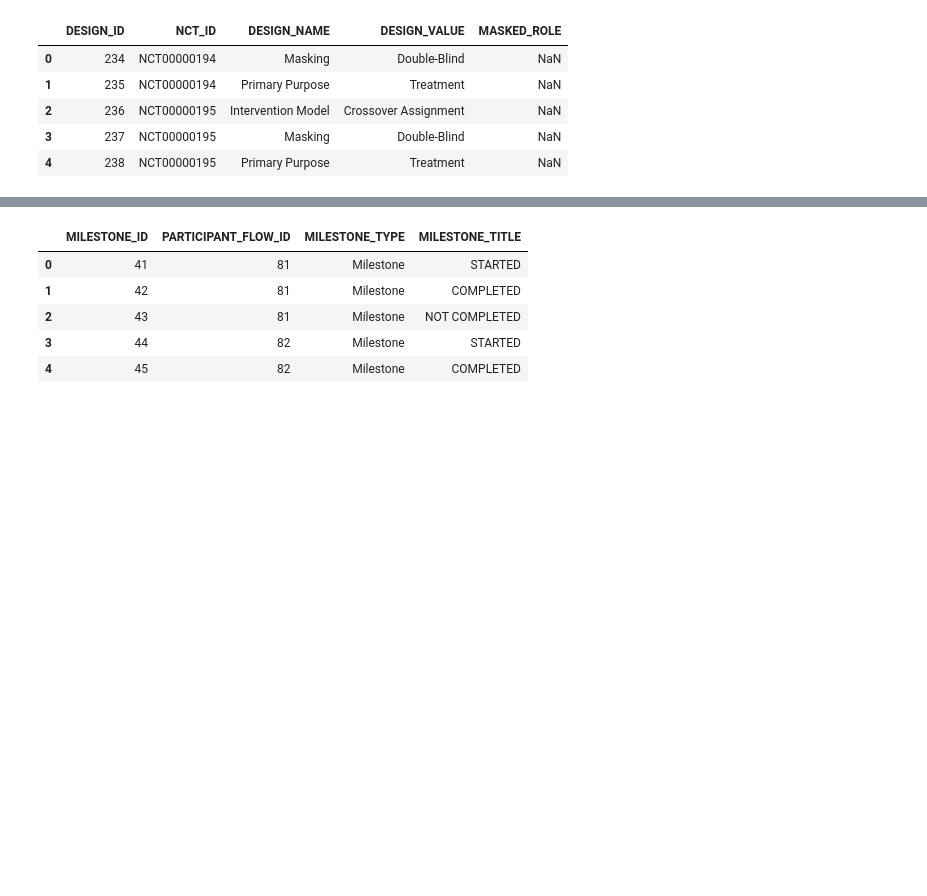
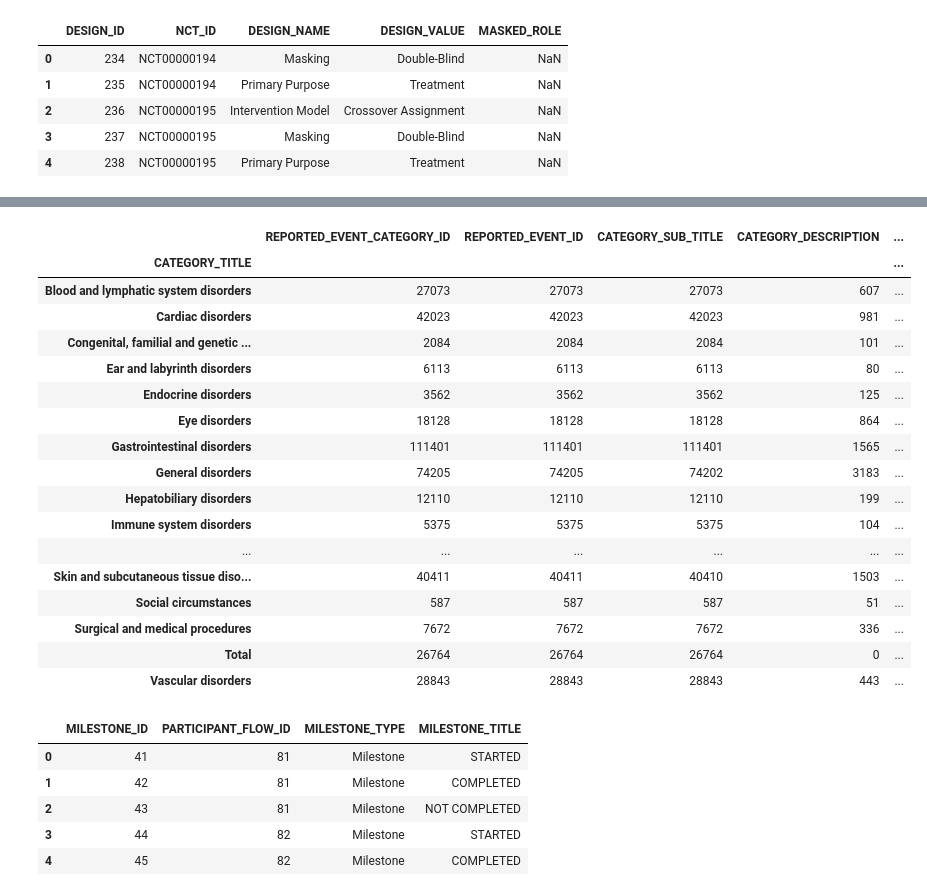
Before and after one commit to szeitlin/clinicaltrials, a Jupyter notebook: 07082016_initial_eda.ipynb, the cells around one changed output, grey strips where cells are left out. Drawn from its saved outputs; the diff is of its cells as text; code cells hidden in the pictures; blank space fills up the shorter version.

```diff
--- a/07082016_initial_eda.ipynb
+++ b/07082016_initial_eda.ipynb
@@ -92,6 +258,27 @@ events.head()
 | 2 | 112 | 7 | Blood and lymphatic system disorders | Fibrinogen | NaN | ... |
 | 3 | 113 | 7 | Blood and lymphatic system disorders | Hematuria | NaN | ... |
 | 4 | 114 | 211 | Immune system disorders | Thrombocytopenia | NaN | ... |
+# %%
+events.groupby('CATEGORY_TITLE').count()
+# %% [output]
+|  | REPORTED_EVENT_CATEGORY_ID | REPORTED_EVENT_ID | CATEGORY_SUB_TITLE | CATEGORY_DESCRIPTION | ... |
+| CATEGORY_TITLE |  |  |  |  | ... |
+| Blood and lymphatic system disorders | 27073 | 27073 | 27073 | 607 | ... |
+| Cardiac disorders | 42023 | 42023 | 42023 | 981 | ... |
+| Congenital, familial and genetic ... | 2084 | 2084 | 2084 | 101 | ... |
+| Ear and labyrinth disorders | 6113 | 6113 | 6113 | 80 | ... |
+| Endocrine disorders | 3562 | 3562 | 3562 | 125 | ... |
+| Eye disorders | 18128 | 18128 | 18128 | 864 | ... |
+| Gastrointestinal disorders | 111401 | 111401 | 111401 | 1565 | ... |
+| General disorders | 74205 | 74205 | 74202 | 3183 | ... |
+| Hepatobiliary disorders | 12110 | 12110 | 12110 | 199 | ... |
+| Immune system disorders | 5375 | 5375 | 5375 | 104 | ... |
+| ... | ... | ... | ... | ... | ... |
+| Skin and subcutaneous tissue diso... | 40411 | 40411 | 40410 | 1503 | ... |
+| Social circumstances | 587 | 587 | 587 | 51 | ... |
+| Surgical and medical procedures | 7672 | 7672 | 7672 | 336 | ... |
+| Total | 26764 | 26764 | 26764 | 0 | ... |
+| Vascular disorders | 28843 | 28843 | 28843 | 443 | ... |
 # %%
 milestones = pd.read_csv('results_partflow_mlstn.txt', sep='|')
 milestones.head()
```
Also changed, not shown: parts of 34 cells of this notebook.
